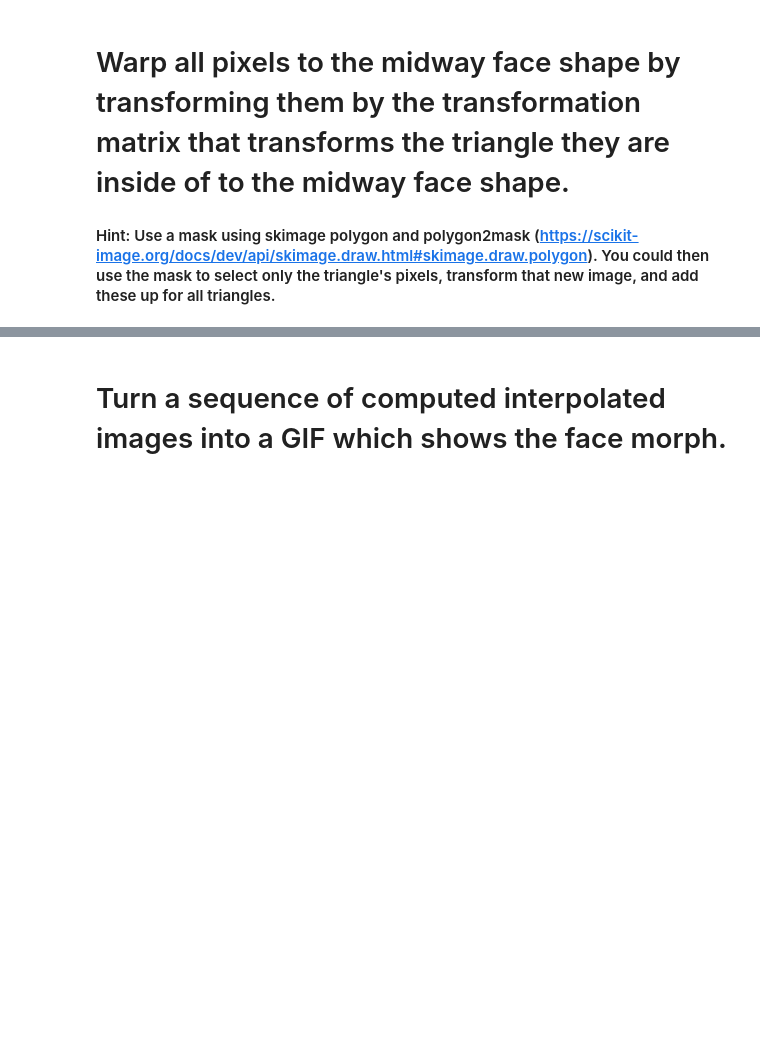
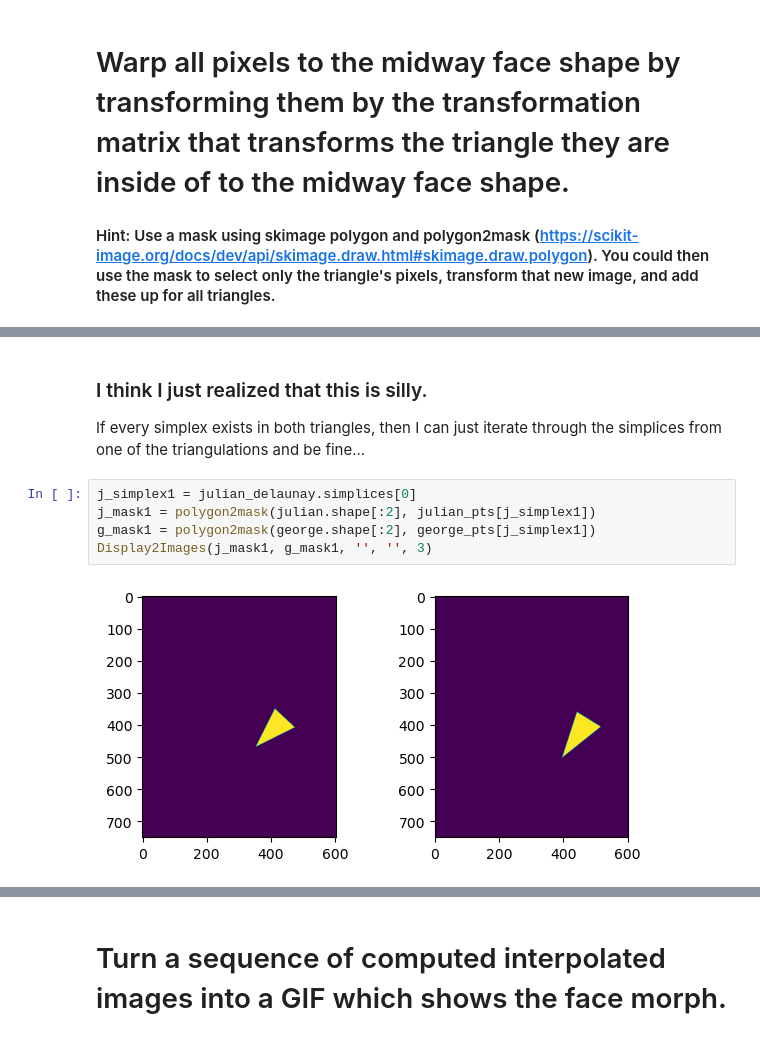
Before and after one commit to hackerzilla/cs180, a Jupyter notebook: proj3/code/main.ipynb, the cells around one changed output, grey strips where cells are left out. Drawn from its saved outputs; the diff is of its cells as text; blank space fills up the shorter version.

```diff
--- a/proj3/code/main.ipynb
+++ b/proj3/code/main.ipynb
@@ -144,0 +211,10 @@ print("]")
+# %% [markdown]
+### I think I just realized that this is silly.
+If every simplex exists in both triangles, then I can just iterate through the simplices from one of the triangulations and be fine...
+# %%
+j_simplex1 = julian_delaunay.simplices[0]
+j_mask1 = polygon2mask(julian.shape[:2], julian_pts[j_simplex1])
+g_mask1 = polygon2mask(george.shape[:2], george_pts[j_simplex1])
+Display2Images(j_mask1, g_mask1, '', '', 3)
+# %% [output]
+[figure, added]
```
Also changed, not shown: parts of 18 cells of this notebook, 1 other file.
